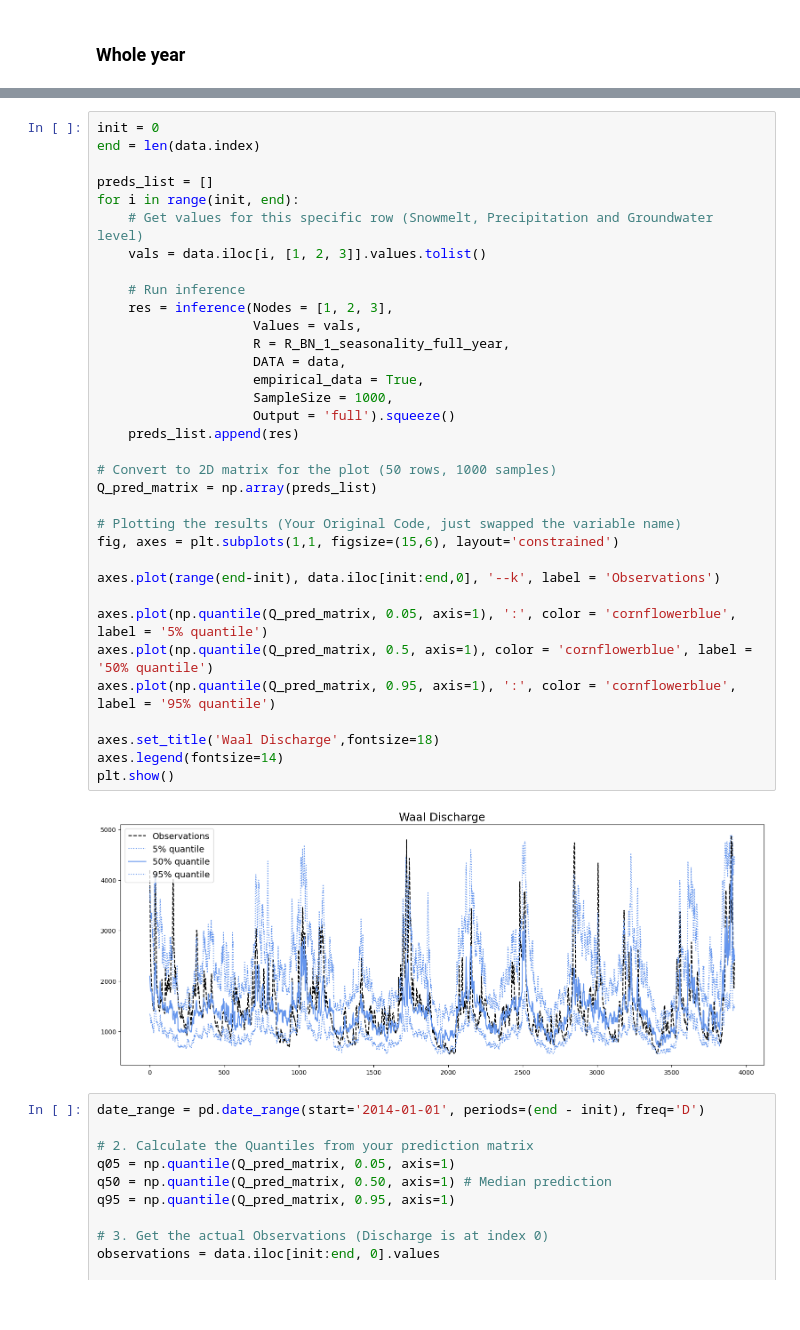
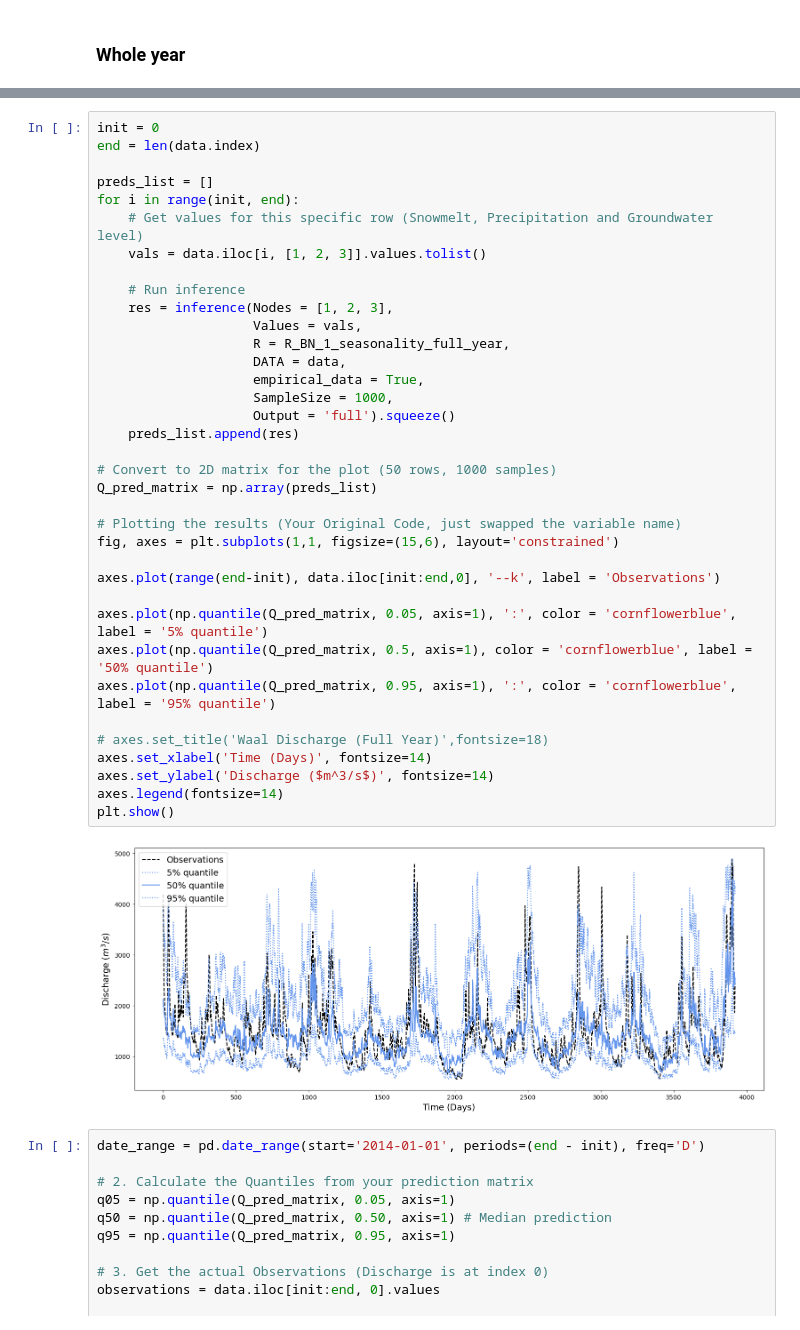
Before and after one commit to Loe-SS/MORE, a Jupyter notebook: NPBN_Analysis.ipynb, the cells around one changed output, grey strips where cells are left out. Drawn from its saved outputs; the diff is of its cells as text.

```diff
--- a/NPBN_Analysis.ipynb
+++ b/NPBN_Analysis.ipynb
@@ -1020,35 +1020,37 @@ end = len(data.index)
 preds_list = []
 for i in range(init, end):
     # Get values for this specific row (Snowmelt, Precipitation and Groundwater level)
     vals = data.iloc[i, [1, 2, 3]].values.tolist()
 
     # Run inference
     res = inference(Nodes = [1, 2, 3],
                     Values = vals,
                     R = R_BN_1_seasonality_full_year,
                     DATA = data,
                     empirical_data = True,
                     SampleSize = 1000,
                     Output = 'full').squeeze()
     preds_list.append(res)
 
 # Convert to 2D matrix for the plot (50 rows, 1000 samples)
 Q_pred_matrix = np.array(preds_list)
 
 # Plotting the results (Your Original Code, just swapped the variable name)
 fig, axes = plt.subplots(1,1, figsize=(15,6), layout='constrained')
 
 axes.plot(range(end-init), data.iloc[init:end,0], '--k', label = 'Observations')
 
 axes.plot(np.quantile(Q_pred_matrix, 0.05, axis=1), ':', color = 'cornflowerblue', label = '5% quantile')
 axes.plot(np.quantile(Q_pred_matrix, 0.5, axis=1), color = 'cornflowerblue', label = '50% quantile')
 axes.plot(np.quantile(Q_pred_matrix, 0.95, axis=1), ':', color = 'cornflowerblue', label = '95% quantile')
 
-axes.set_title('Waal Discharge',fontsize=18)
+# axes.set_title('Waal Discharge (Full Year)',fontsize=18)
+axes.set_xlabel('Time (Days)', fontsize=14)
+axes.set_ylabel('Discharge ($m^3/s$)', fontsize=14)
 axes.legend(fontsize=14)
 plt.show()
 # %% [output]
-[figure, old version]
+[figure, new version]
 # %%
 date_range = pd.date_range(start='2014-01-01', periods=(end - init), freq='D')
 
```
Also changed, not shown: parts of 3 cells of this notebook.
